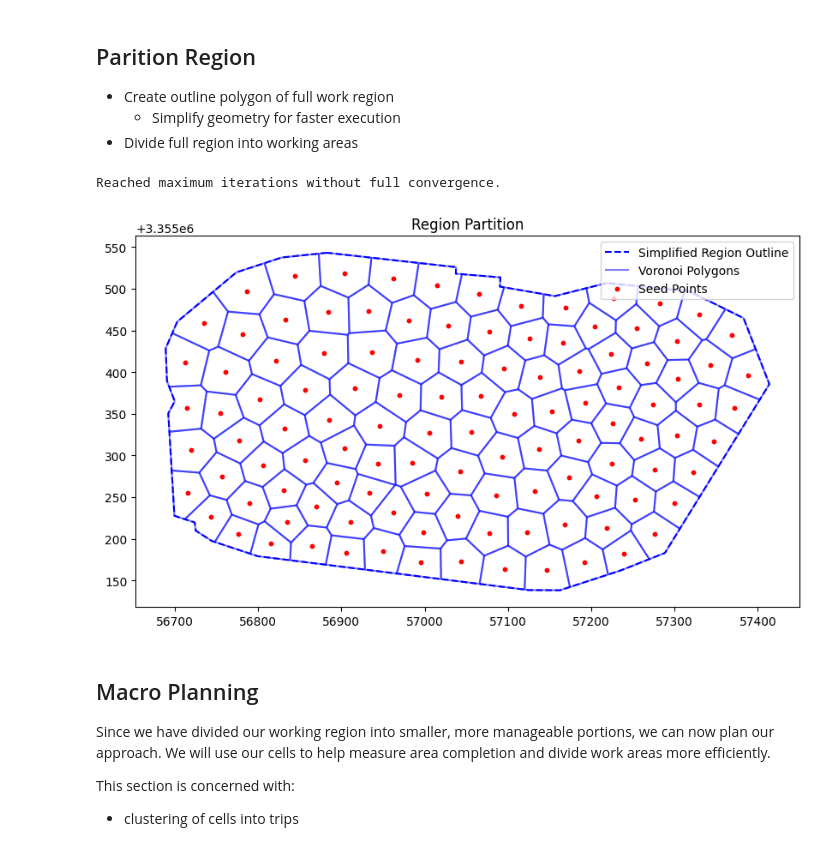
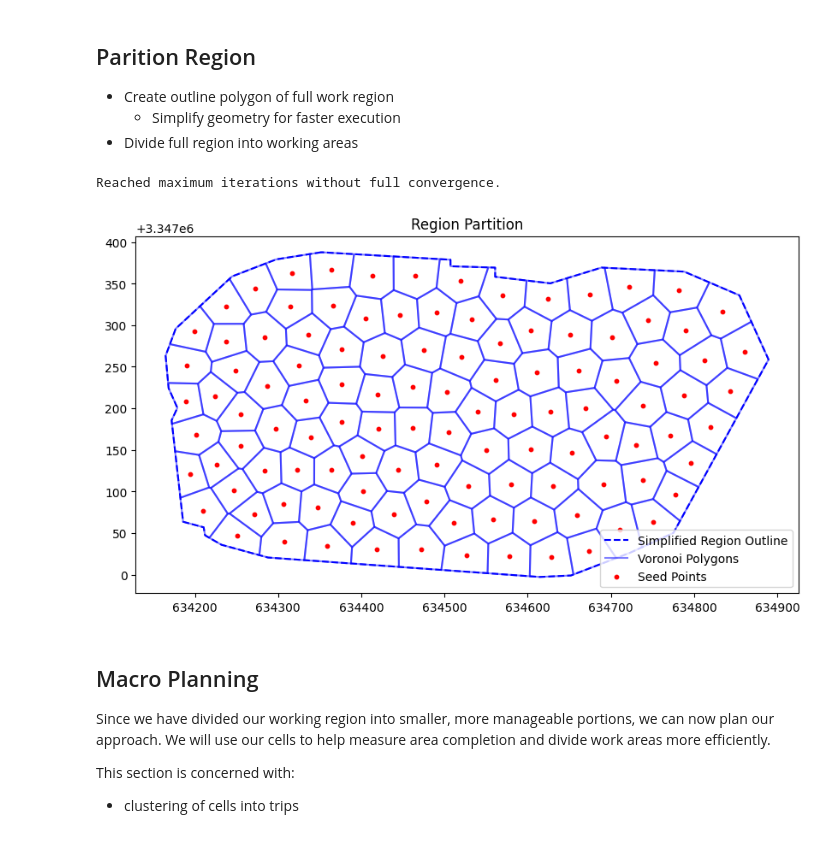
Before and after one commit to javelina-works/unsupervised-cv-search, a Jupyter notebook: content/notebooks/work_plan.ipynb, the cells around one changed output. Drawn from its saved outputs; the diff is of its cells as text; code cells hidden in the pictures.

```diff
--- a/content/notebooks/work_plan.ipynb
+++ b/content/notebooks/work_plan.ipynb
@@ -111,6 +120,8 @@ def reproject_to_meters_optimized(src_path, dst_path, target_crs=None):
     - Simplify geometry for faster execution
 - Divide full region into working areas
 # %%
+region_crs = 32613 # Use this everywhere for consistency
+
 simplification_tolerance = 5
 
 # Convert target area to square meters
@@ -120,35 +131,35 @@ max_iterations = 20
 # %%
 from plant_search.region_partition import (
     extract_region_contour,
     simplify_polygon,
     generate_voronoi_partition,
     centroidal_voronoi_tessellation,
 )
 import matplotlib.pyplot as plt
 import geopandas as gpd
 
 
 region_contour_gpd = extract_region_contour(file_path)
-contour_gdf_projected = region_contour_gpd.to_crs(epsg=32614)  # Example: UTM Zone 14N
+contour_gdf_projected = region_contour_gpd.to_crs(epsg=region_crs)  # Example: UTM Zone 14N
 simplified_polygon = simplify_polygon(contour_gdf_projected.geometry.iloc[0], simplification_tolerance)
 
 target_area_sqm = target_area_acres * 4046.86
 num_points = int(simplified_polygon.area / target_area_sqm)
 
 # voronoi_gdf, points_gdf = generate_voronoi_partition(simplified_polygon, num_points)
 voronoi_gdf, points_gdf = centroidal_voronoi_tessellation(simplified_polygon, num_points, max_iterations)
 
 
 fig, ax = plt.subplots(figsize=(10, 10))
 gpd.GeoDataFrame({"geometry": [simplified_polygon]}).boundary.plot(ax=ax, color="blue", linestyle="--", label="Simplified Region Outline")
 voronoi_gdf.boundary.plot(ax=ax, color="blue", alpha=0.5, label="Voronoi Polygons")
 points_gdf.plot(ax=ax, color="red", markersize=10, label="Seed Points")
 plt.legend()
 plt.title("Region Partition")
 plt.show()
 # %% [output]
 Reached maximum iterations without full convergence.
-[figure, old version]
+[figure, new version]
 # %% [markdown]
 ## Macro Planning
 
```
Also changed, not shown: parts of 6 cells of this notebook, 1 other file.
